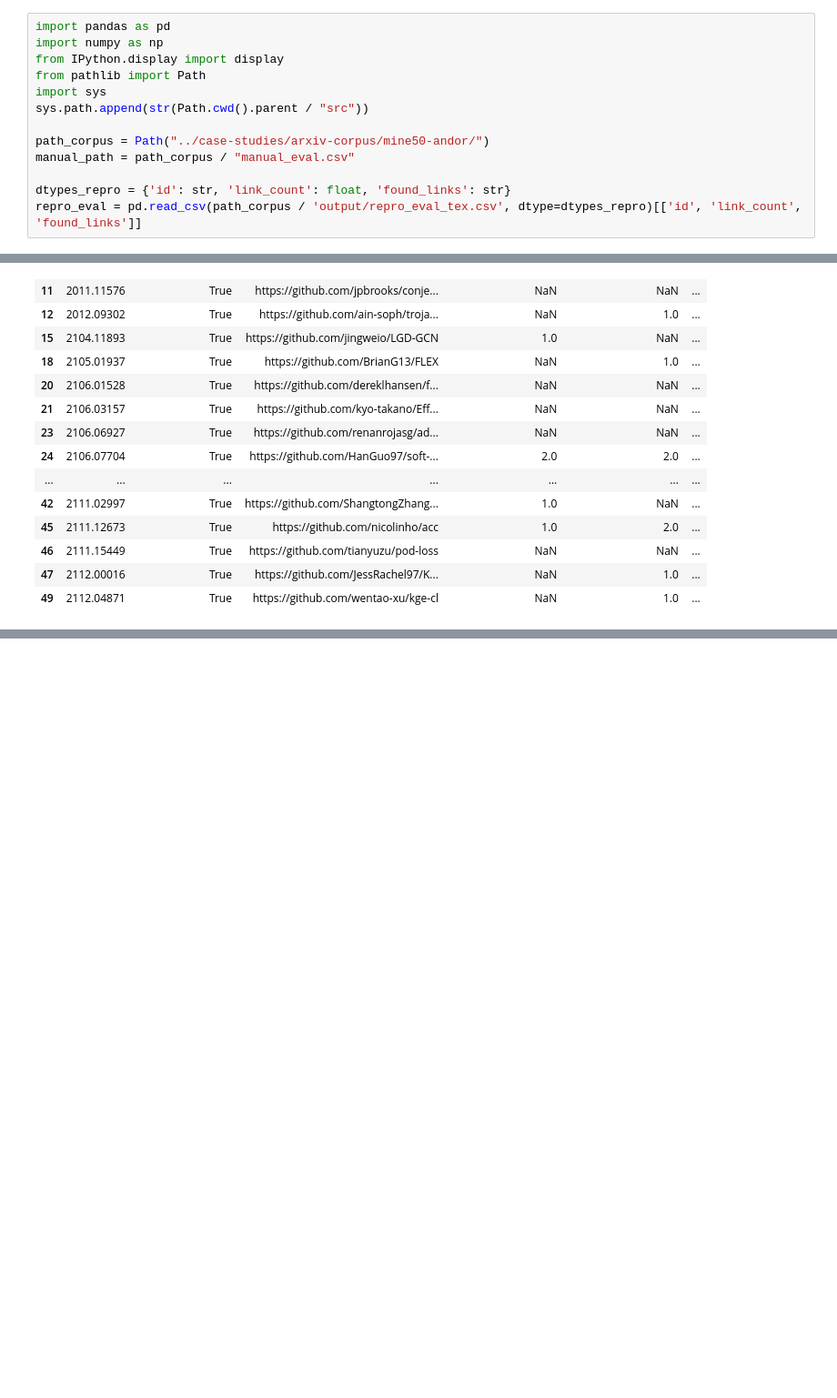
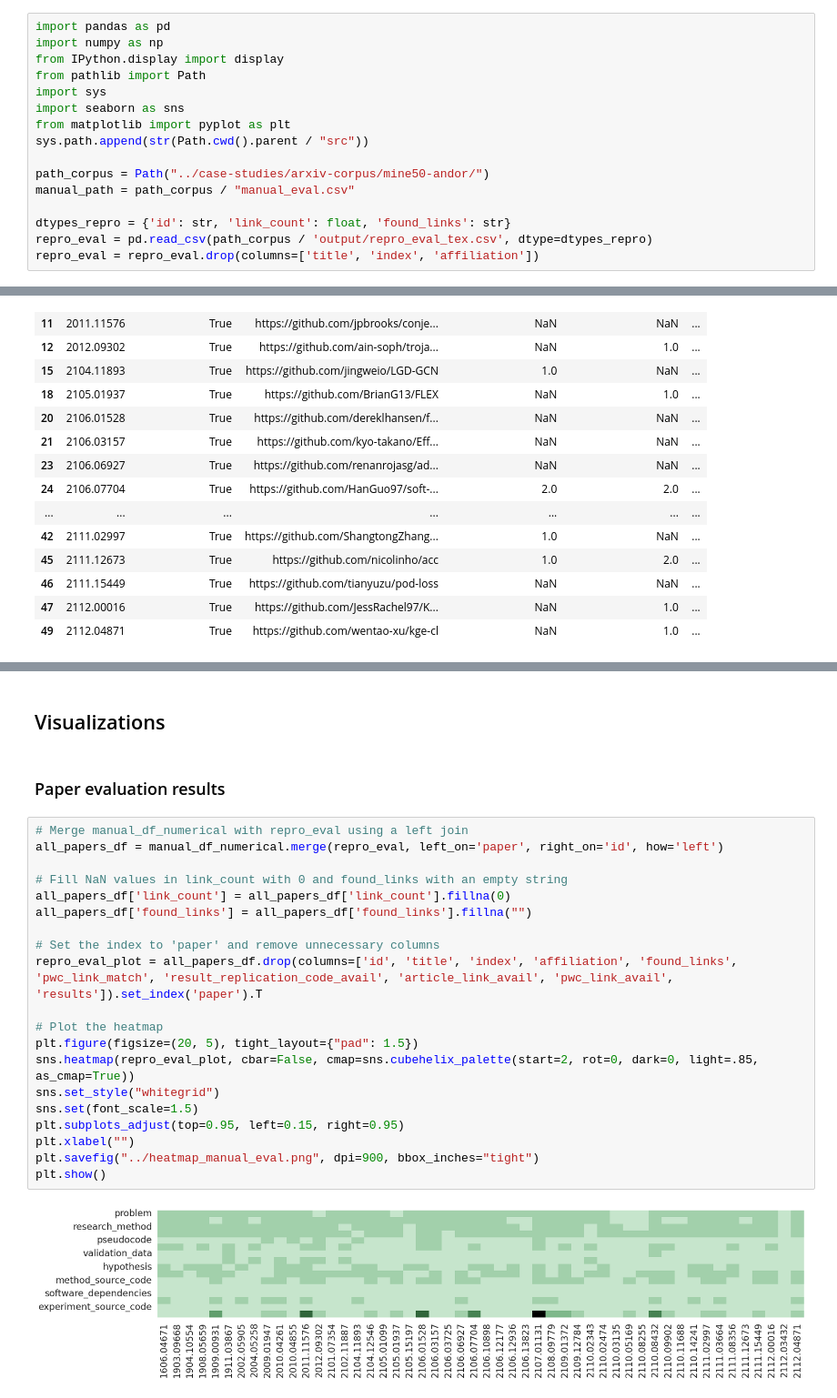
Before and after one commit to Machine-Learning-Pipelines/reproscreener, a Jupyter notebook: docs/manual_eval_compare.ipynb, the cells around one changed output, grey strips where cells are left out. Shown: that part at 91% size. Drawn from its saved outputs; the diff is of its cells as text; blank space fills up the shorter version.

Commit message:
plots and visualizations

```diff
--- a/docs/manual_eval_compare.ipynb
+++ b/docs/manual_eval_compare.ipynb
@@ -14,13 +14,16 @@ import numpy as np
 from IPython.display import display
 from pathlib import Path
 import sys
+import seaborn as sns
+from matplotlib import pyplot as plt
 sys.path.append(str(Path.cwd().parent / "src"))
 
 path_corpus = Path("../case-studies/arxiv-corpus/mine50-andor/")
 manual_path = path_corpus / "manual_eval.csv"
 
 dtypes_repro = {'id': str, 'link_count': float, 'found_links': str}
-repro_eval = pd.read_csv(path_corpus / 'output/repro_eval_tex.csv', dtype=dtypes_repro)[['id', 'link_count', 'found_links']]
+repro_eval = pd.read_csv(path_corpus / 'output/repro_eval_tex.csv', dtype=dtypes_repro)
+repro_eval = repro_eval.drop(columns=['title', 'index', 'affiliation'])
 # %% [markdown]
 The first 5 articles where ReproScreener found potential code/repository links:
 # %%
@@ -121,0 +204,26 @@ manual_disp
+# %% [markdown]
+## Visualizations
+# %% [markdown]
+### Paper evaluation results
+# %%
+# Merge manual_df_numerical with repro_eval using a left join
+all_papers_df = manual_df_numerical.merge(repro_eval, left_on='paper', right_on='id', how='left')
+
+# Fill NaN values in link_count with 0 and found_links with an empty string
+all_papers_df['link_count'] = all_papers_df['link_count'].fillna(0)
+all_papers_df['found_links'] = all_papers_df['found_links'].fillna("")
+
+# Set the index to 'paper' and remove unnecessary columns
+repro_eval_plot = all_papers_df.drop(columns=['id', 'title', 'index', 'affiliation', 'found_links', 'pwc_link_match', 'result_replication_code_avail', 'article_link_avail', 'pwc_link_avail', 'results']).set_index('paper').T
+
+# Plot the heatmap
+plt.figure(figsize=(20, 5), tight_layout={"pad": 1.5})
+sns.heatmap(repro_eval_plot, cbar=False, cmap=sns.cubehelix_palette(start=2, rot=0, dark=0, light=.85, as_cmap=True))
+sns.set_style("whitegrid")
+sns.set(font_scale=1.5)
+plt.subplots_adjust(top=0.95, left=0.15, right=0.95)
+plt.xlabel("")
+plt.savefig("../heatmap_manual_eval.png", dpi=900, bbox_inches="tight")
+plt.show()
+# %% [output]
+[figure, added]
```
Also changed, not shown: parts of 4 cells of this notebook, 12 other files.
